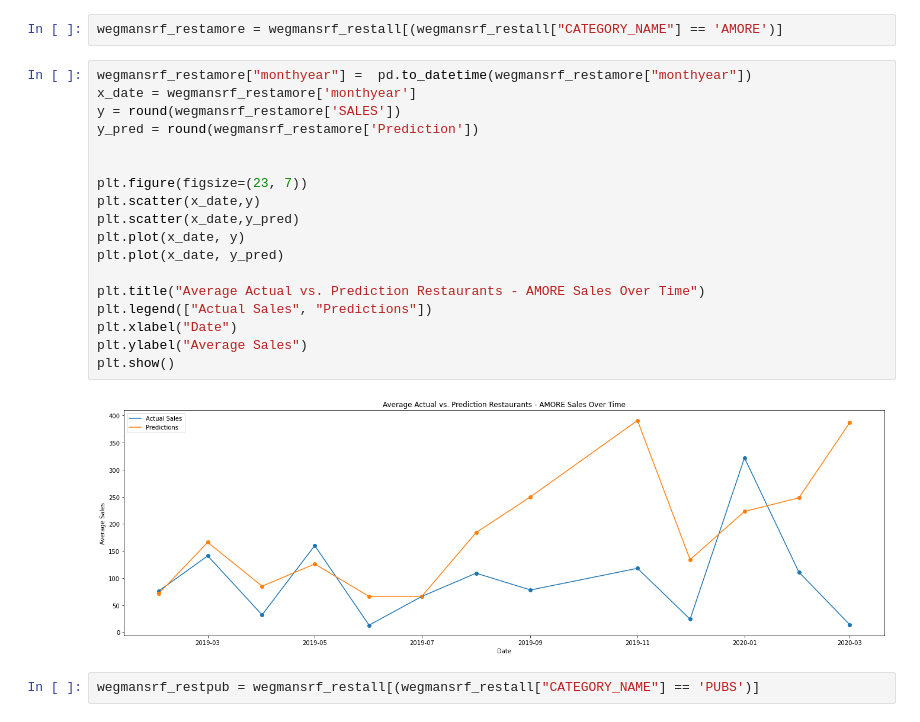
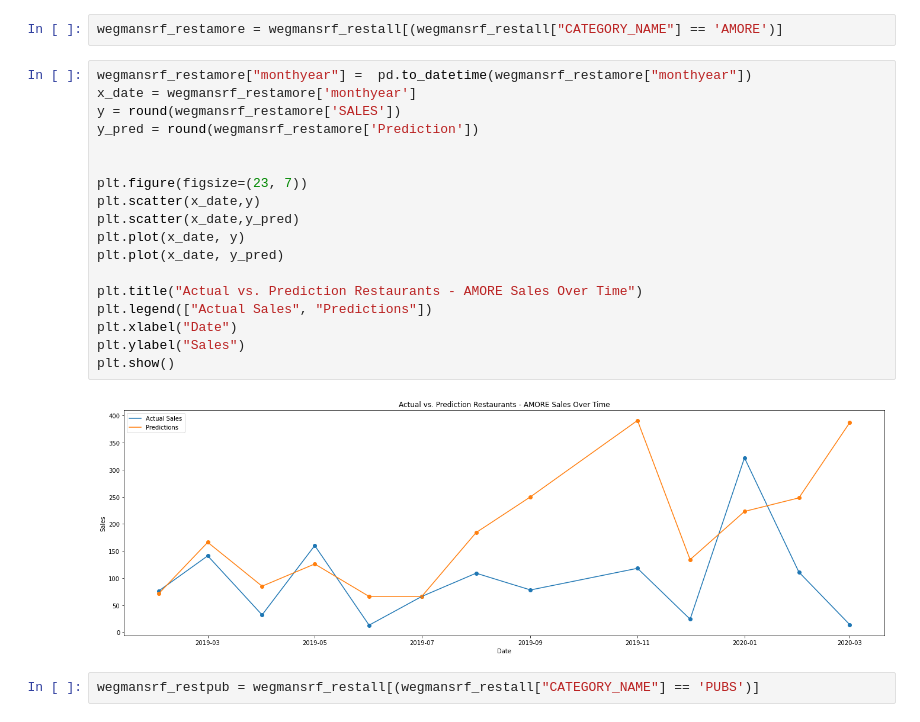
Before and after one commit to mtienpasertkij/Wegmans-Project, a Jupyter notebook: Time Series Final.ipynb, the cells around one changed output. Cells and saved outputs as stored; diff of their text form.

```diff
--- a/Time Series Final.ipynb
+++ b/Time Series Final.ipynb
@@ -477,23 +477,23 @@ wegmansrf_restamore = wegmansrf_restall[(wegmansrf_restall["CATEGORY_NAME"] == '
 # %%
 wegmansrf_restamore["monthyear"] =  pd.to_datetime(wegmansrf_restamore["monthyear"])
 x_date = wegmansrf_restamore['monthyear']
 y = round(wegmansrf_restamore['SALES'])
 y_pred = round(wegmansrf_restamore['Prediction'])
 
 
 plt.figure(figsize=(23, 7))
 plt.scatter(x_date,y)
 plt.scatter(x_date,y_pred)
 plt.plot(x_date, y)
 plt.plot(x_date, y_pred)
 
-plt.title("Average Actual vs. Prediction Restaurants - AMORE Sales Over Time")
+plt.title("Actual vs. Prediction Restaurants - AMORE Sales Over Time")
 plt.legend(["Actual Sales", "Predictions"])
 plt.xlabel("Date")
-plt.ylabel("Average Sales")
+plt.ylabel("Sales")
 plt.show()
 # %% [output]
-[figure, old version]
+[figure, new version]
 # %%
 wegmansrf_restpub = wegmansrf_restall[(wegmansrf_restall["CATEGORY_NAME"] == 'PUBS')]
 # %%
```
Also changed, not shown: parts of 9 cells of this notebook.
